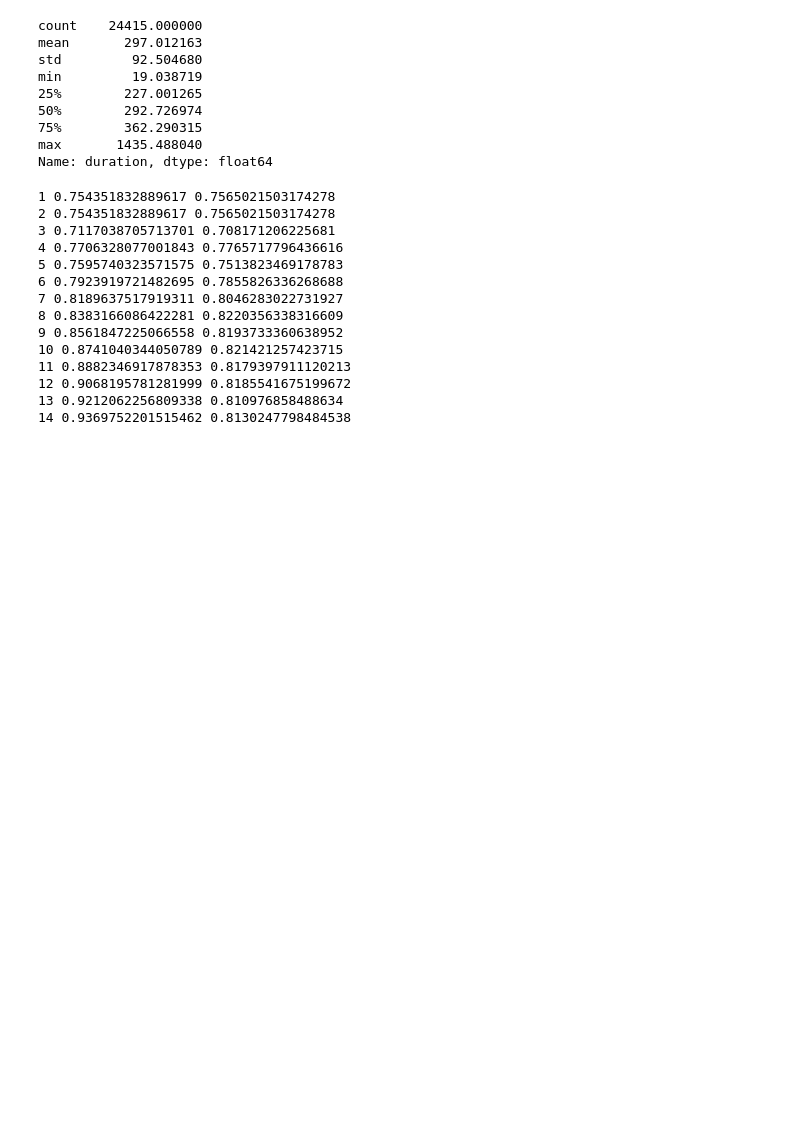
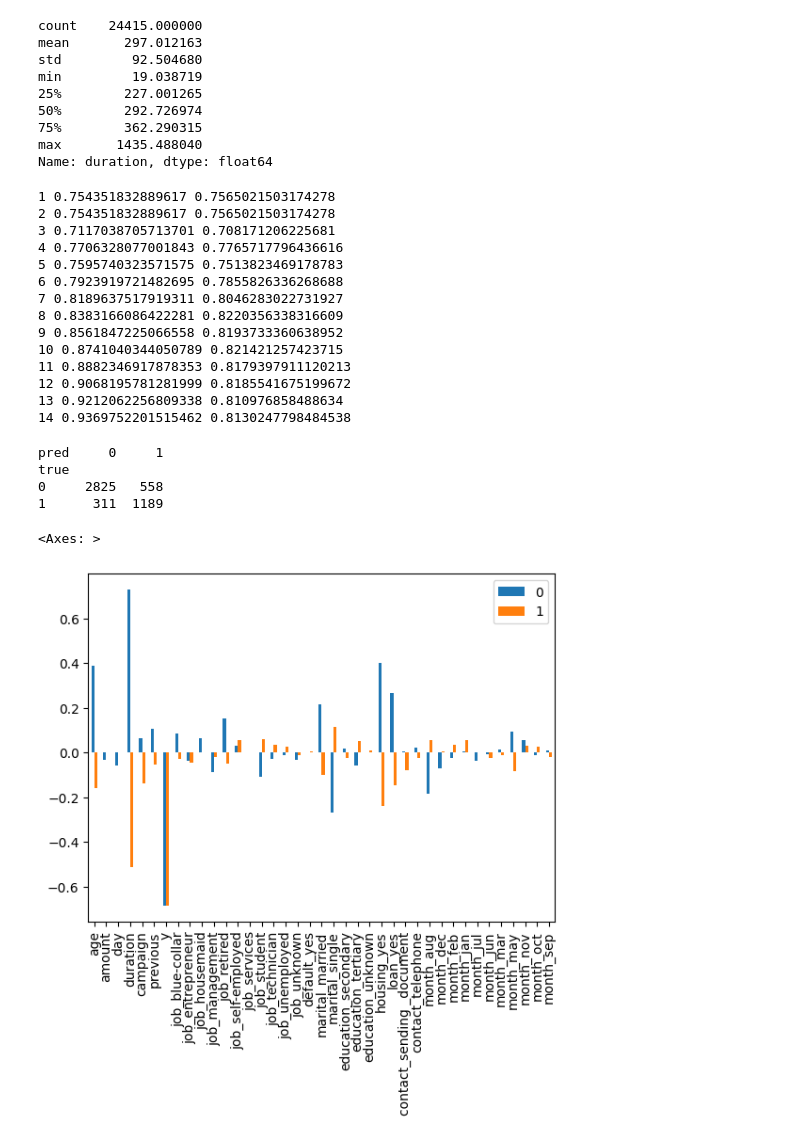
Before and after one commit to yamaguchinorimitsu/ajax_app, a Jupyter notebook: スッキリ機械第11章練習問題.ipynb, the cells around one changed output. Cells and saved outputs as stored; diff of their text form; code cells hidden in the pictures; blank space fills up the shorter version.

```diff
--- a/スッキリ機械第11章練習問題.ipynb
+++ b/スッキリ機械第11章練習問題.ipynb
@@ -215,3 +207,45 @@ for i in range(1,15):
 12 0.9068195781281999 0.8185541675199672
 13 0.9212062256809338 0.810976858488634
 14 0.9369752201515462 0.8130247798484538
+# %%
+#どのような間違い方をしているのか確認
+s1,s2,model,datas = learn(x,t,8)
+
+#訓練データでの予測結果と実際の値の2軸で個数集計flagがFalseならば、検証データで集計
+def syuukei(model,datas,flag=False):
+    if flag:
+        pre=model.predict(datas[0])
+        y_val=datas[2]
+    else:
+        pre=model.predict(datas[1])
+        y_val=datas[3]
+    data={
+        "pred":pre,
+        "true":y_val
+    }
+    tmp=pd.DataFrame(data)
+    return tmp,pd.pivot_table(tmp,index="true",columns="pred",values="true",aggfunc=len)
+tmp,a=syuukei(model,datas,False)
+print(a)
+from sklearn.preprocessing import StandardScaler
+false=tmp.loc[(tmp['pred']==1)&(tmp['true']==0)].index
+true=tmp.loc[(tmp['pred']==0)&(tmp['true']==0)].index
+true_df=train_val3.loc[true]
+false_df=train_val3.loc[false]
+sc = StandardScaler()
+tmp2=train_val3.drop(str_col_name,axis=1)
+sc_data = sc.fit_transform(tmp2)
+sc_df = pd.DataFrame(sc_data,columns=tmp2.columns,index=tmp2.index)
+
+true_df=sc_df.loc[true]
+false_df=sc_df.loc[false]
+true_df
+temp2=pd.concat([false_df.mean()["age":],true_df.mean()["age":]],axis=1)
+temp2.plot(kind="bar")
+# %% [output]
+pred     0     1
+true
+0     2825   558
+1      311  1189
+<Axes: >
+[figure, added]
```
Also changed, not shown: parts of 2 cells of this notebook.
